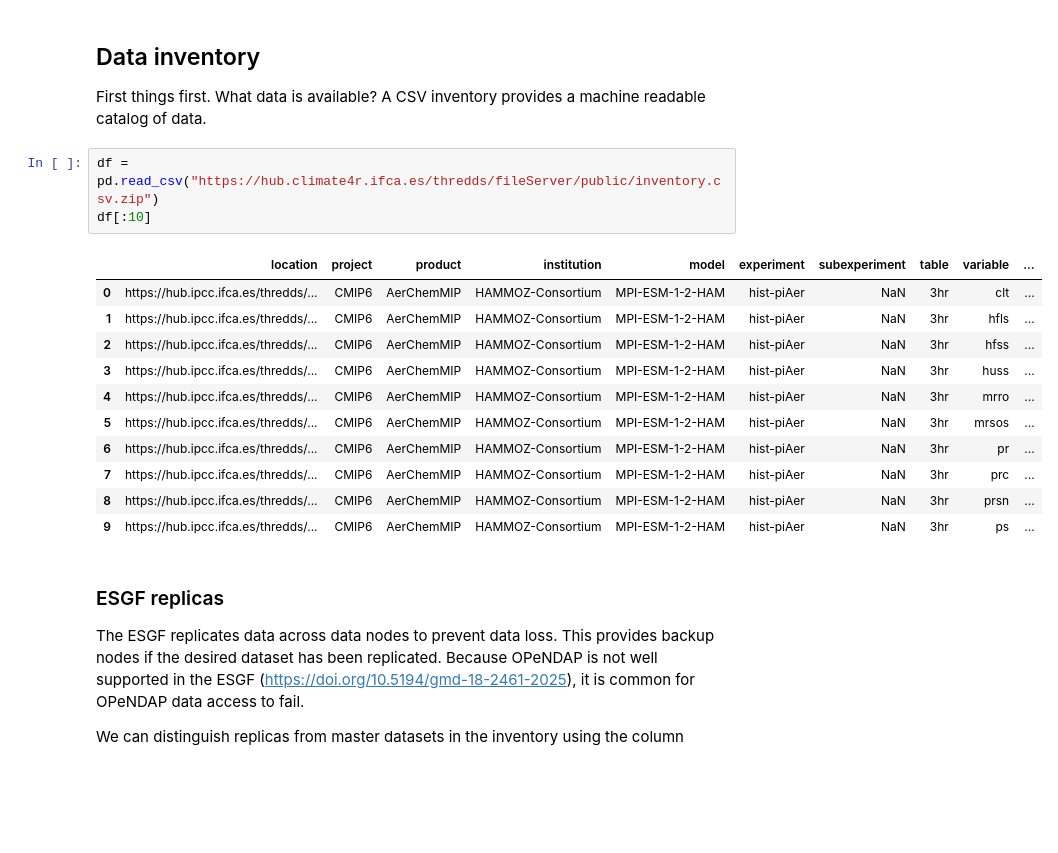
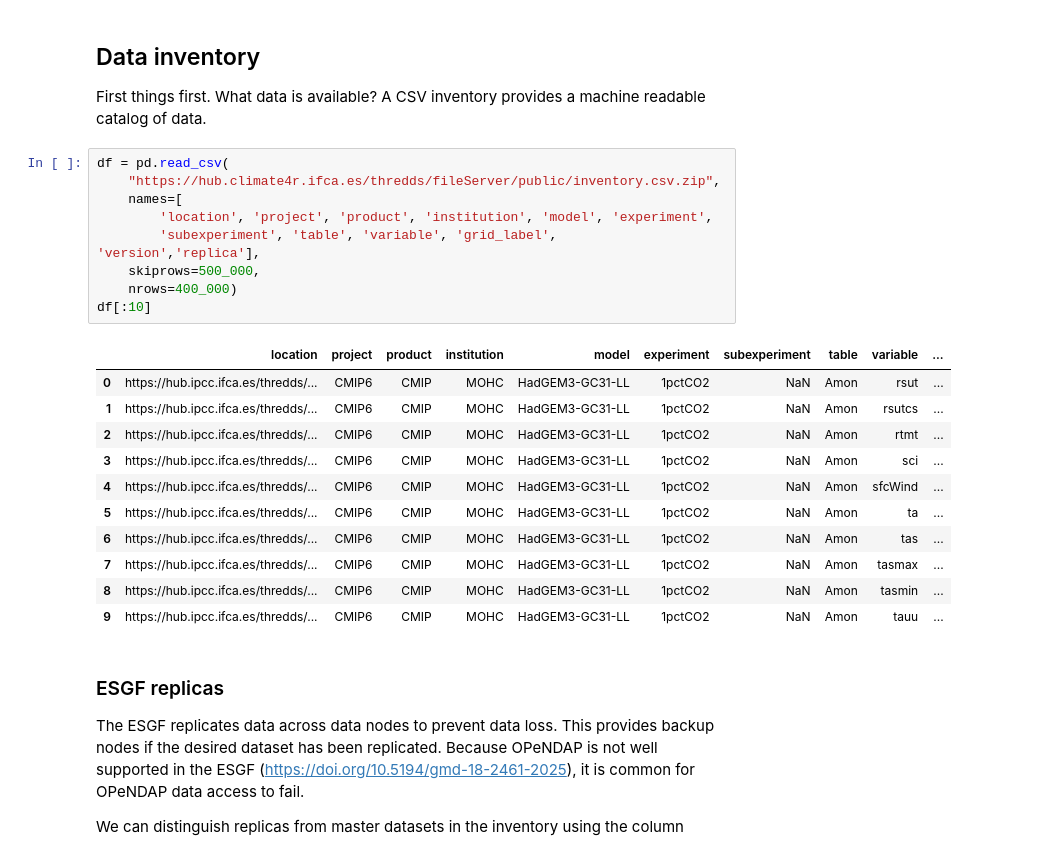
Before and after one commit to zequihg50/science-gateway-esgf, a Jupyter notebook: notebooks/getting-started.ipynb, the cells around one changed output. Cells and saved outputs as stored; diff of their text form; blank space fills up the shorter version.

```diff
--- a/notebooks/getting-started.ipynb
+++ b/notebooks/getting-started.ipynb
@@ -17,20 +17,26 @@ dask.config.set(scheduler="processes")
 
 First things first. What data is available? A CSV inventory provides a machine readable catalog of data.
 # %%
-df = pd.read_csv("https://hub.climate4r.ifca.es/thredds/fileServer/public/inventory.csv.zip")
+df = pd.read_csv(
+    "https://hub.climate4r.ifca.es/thredds/fileServer/public/inventory.csv.zip",
+    names=[
+        'location', 'project', 'product', 'institution', 'model', 'experiment',
+        'subexperiment', 'table', 'variable', 'grid_label', 'version','replica'],
+    skiprows=500_000,
+    nrows=400_000)
 df[:10]
 # %% [output]
 |  | location | project | product | institution | model | experiment | subexperiment | table | variable | ... |
-| 0 | https://hub.ipcc.ifca.es/thredds/... | CMIP6 | AerChemMIP | HAMMOZ-Consortium | MPI-ESM-1-2-HAM | hist-piAer | NaN | 3hr | clt | ... |
-| 1 | https://hub.ipcc.ifca.es/thredds/... | CMIP6 | AerChemMIP | HAMMOZ-Consortium | MPI-ESM-1-2-HAM | hist-piAer | NaN | 3hr | hfls | ... |
-| 2 | https://hub.ipcc.ifca.es/thredds/... | CMIP6 | AerChemMIP | HAMMOZ-Consortium | MPI-ESM-1-2-HAM | hist-piAer | NaN | 3hr | hfss | ... |
-| 3 | https://hub.ipcc.ifca.es/thredds/... | CMIP6 | AerChemMIP | HAMMOZ-Consortium | MPI-ESM-1-2-HAM | hist-piAer | NaN | 3hr | huss | ... |
-| 4 | https://hub.ipcc.ifca.es/thredds/... | CMIP6 | AerChemMIP | HAMMOZ-Consortium | MPI-ESM-1-2-HAM | hist-piAer | NaN | 3hr | mrro | ... |
-| 5 | https://hub.ipcc.ifca.es/thredds/... | CMIP6 | AerChemMIP | HAMMOZ-Consortium | MPI-ESM-1-2-HAM | hist-piAer | NaN | 3hr | mrsos | ... |
-| 6 | https://hub.ipcc.ifca.es/thredds/... | CMIP6 | AerChemMIP | HAMMOZ-Consortium | MPI-ESM-1-2-HAM | hist-piAer | NaN | 3hr | pr | ... |
-| 7 | https://hub.ipcc.ifca.es/thredds/... | CMIP6 | AerChemMIP | HAMMOZ-Consortium | MPI-ESM-1-2-HAM | hist-piAer | NaN | 3hr | prc | ... |
-| 8 | https://hub.ipcc.ifca.es/thredds/... | CMIP6 | AerChemMIP | HAMMOZ-Consortium | MPI-ESM-1-2-HAM | hist-piAer | NaN | 3hr | prsn | ... |
-| 9 | https://hub.ipcc.ifca.es/thredds/... | CMIP6 | AerChemMIP | HAMMOZ-Consortium | MPI-ESM-1-2-HAM | hist-piAer | NaN | 3hr | ps | ... |
+| 0 | https://hub.ipcc.ifca.es/thredds/... | CMIP6 | CMIP | MOHC | HadGEM3-GC31-LL | 1pctCO2 | NaN | Amon | rsut | ... |
+| 1 | https://hub.ipcc.ifca.es/thredds/... | CMIP6 | CMIP | MOHC | HadGEM3-GC31-LL | 1pctCO2 | NaN | Amon | rsutcs | ... |
+| 2 | https://hub.ipcc.ifca.es/thredds/... | CMIP6 | CMIP | MOHC | HadGEM3-GC31-LL | 1pctCO2 | NaN | Amon | rtmt | ... |
+| 3 | https://hub.ipcc.ifca.es/thredds/... | CMIP6 | CMIP | MOHC | HadGEM3-GC31-LL | 1pctCO2 | NaN | Amon | sci | ... |
+| 4 | https://hub.ipcc.ifca.es/thredds/... | CMIP6 | CMIP | MOHC | HadGEM3-GC31-LL | 1pctCO2 | NaN | Amon | sfcWind | ... |
+| 5 | https://hub.ipcc.ifca.es/thredds/... | CMIP6 | CMIP | MOHC | HadGEM3-GC31-LL | 1pctCO2 | NaN | Amon | ta | ... |
+| 6 | https://hub.ipcc.ifca.es/thredds/... | CMIP6 | CMIP | MOHC | HadGEM3-GC31-LL | 1pctCO2 | NaN | Amon | tas | ... |
+| 7 | https://hub.ipcc.ifca.es/thredds/... | CMIP6 | CMIP | MOHC | HadGEM3-GC31-LL | 1pctCO2 | NaN | Amon | tasmax | ... |
+| 8 | https://hub.ipcc.ifca.es/thredds/... | CMIP6 | CMIP | MOHC | HadGEM3-GC31-LL | 1pctCO2 | NaN | Amon | tasmin | ... |
+| 9 | https://hub.ipcc.ifca.es/thredds/... | CMIP6 | CMIP | MOHC | HadGEM3-GC31-LL | 1pctCO2 | NaN | Amon | tauu | ... |
 # %% [markdown]
 ### ESGF replicas
 
```
Also changed, not shown: parts of 3 cells of this notebook.
